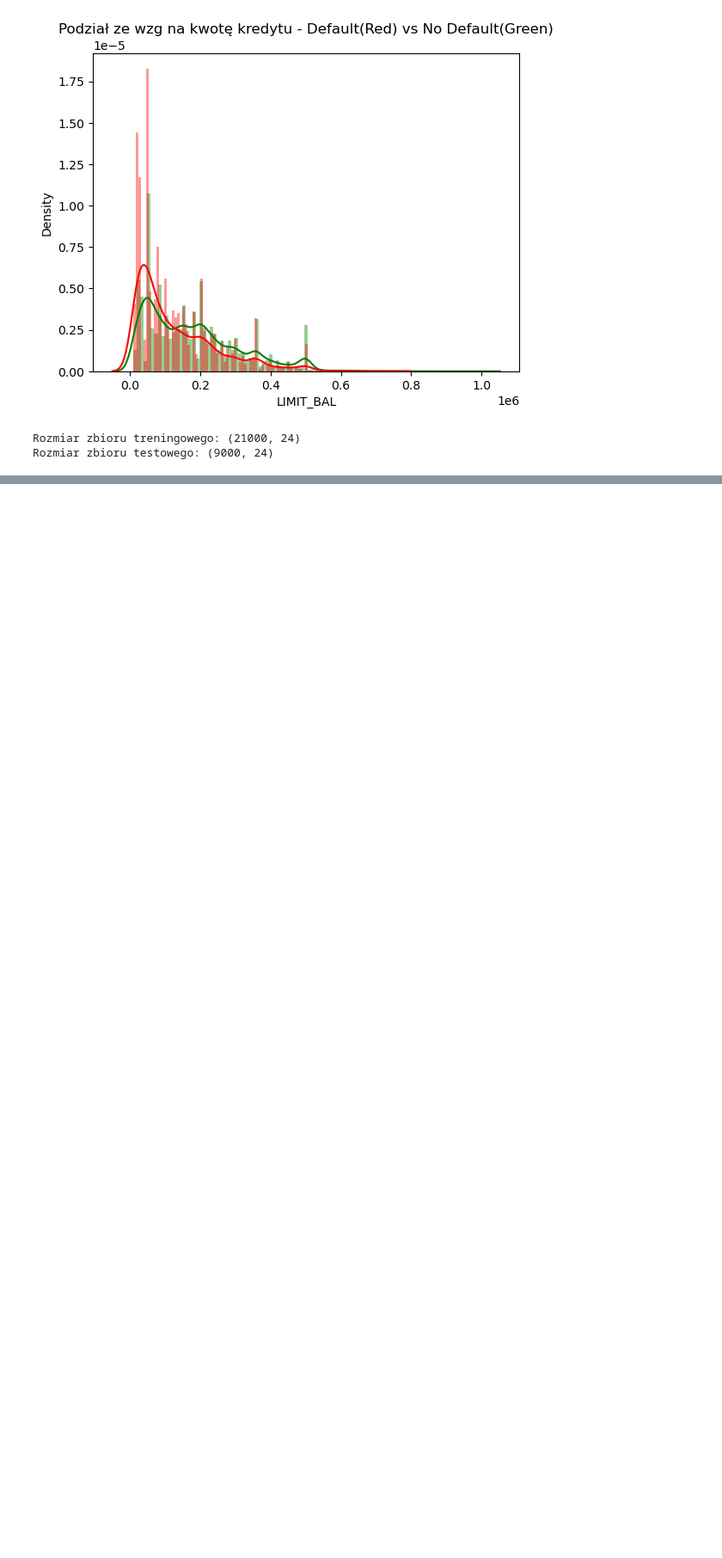
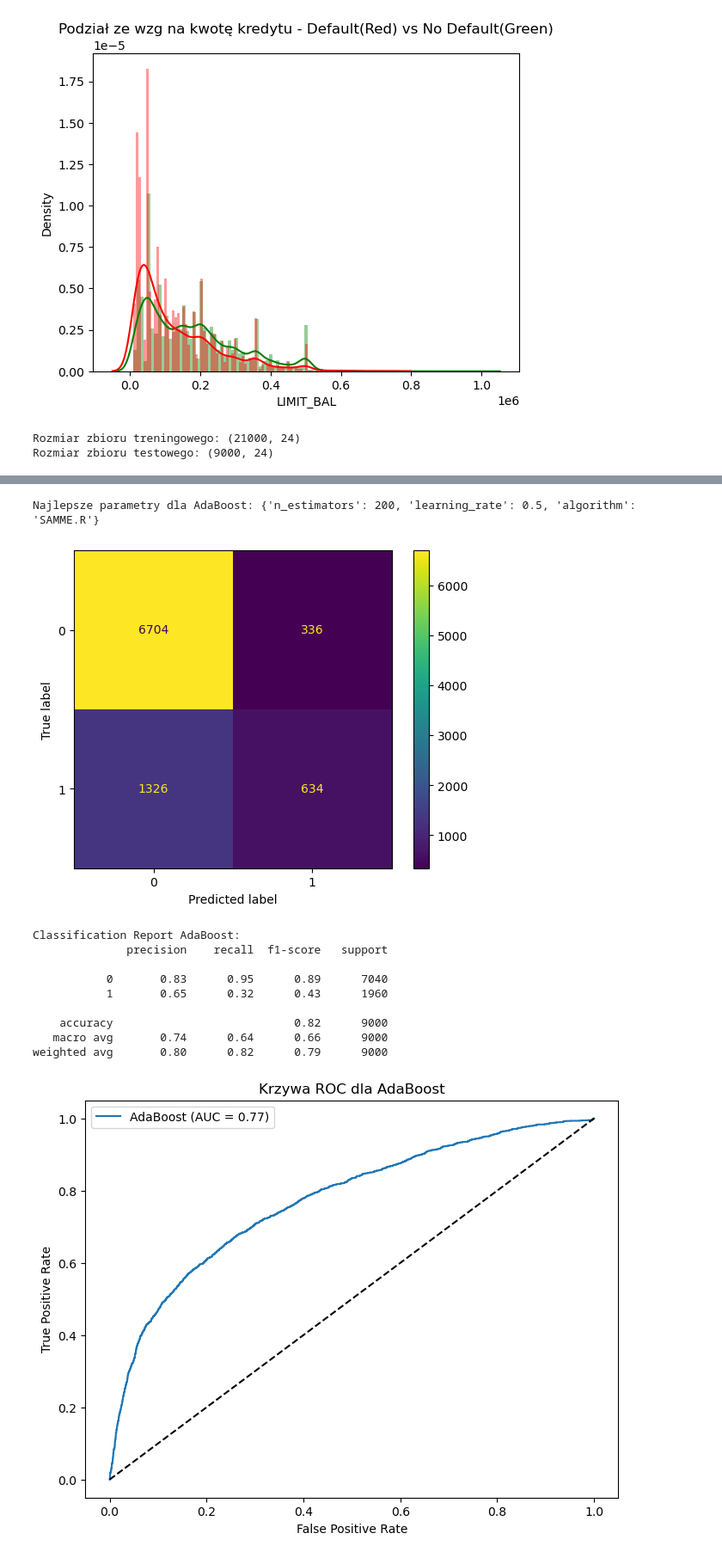
Before and after one commit to SoniaMx/M20projekt, a Jupyter notebook: M20projekt.ipynb, the cells around one changed output, grey strips where cells are left out. Shown: that part at 86% size. Saved outputs shown, nothing was run; the diff lists cells and outputs as text; code cells hidden in the pictures; blank space fills up the shorter version.

```diff
--- a/M20projekt.ipynb
+++ b/M20projekt.ipynb
@@ -343,0 +445,50 @@ Dokładność na zbiorze testowym: 0.8184444444444444
+# %%
+param_distributions_ada = {
+    'n_estimators': [50, 100, 200, 500],
+    'learning_rate': [0.01, 0.1, 0.5, 1.0],
+    'algorithm': ['SAMME', 'SAMME.R']
+}
+
+ada_model = AdaBoostClassifier(random_state=42)
+
+random_search_ada = RandomizedSearchCV(
+    estimator=ada_model, param_distributions=param_distributions_ada,
+    n_iter=20, cv=5, scoring='f1', n_jobs=-1, random_state=42
+)
+random_search_ada.fit(X_train, y_train)
+
+print("Najlepsze parametry dla AdaBoost:", random_search_ada.best_params_)
+# %% [output]
+Najlepsze parametry dla AdaBoost: {'n_estimators': 200, 'learning_rate': 0.5, 'algorithm': 'SAMME.R'}
+# %%
+y_pred_ada = random_search_ada.best_estimator_.predict(X_test)
+y_pred_proba_ada = random_search_ada.best_estimator_.predict_proba(X_test)[:, 1]
+
+ConfusionMatrixDisplay.from_predictions(y_test, y_pred_ada)
+plt.show()
+
+print("\nClassification Report AdaBoost:")
+print(classification_report(y_test, y_pred_ada))
+
+plt.figure(figsize=(8, 6))
+fpr_ada, tpr_ada, _ = roc_curve(y_test, y_pred_proba_ada)
+roc_auc_ada = auc(fpr_ada, tpr_ada)
+plt.plot(fpr_ada, tpr_ada, label=f'AdaBoost (AUC = {roc_auc_ada:.2f})')
+plt.plot([0, 1], [0, 1], 'k--')
+plt.xlabel('False Positive Rate')
+plt.ylabel('True Positive Rate')
+plt.title('Krzywa ROC dla AdaBoost')
+plt.legend()
+plt.show()
+# %% [output]
+[figure, added]
+Classification Report AdaBoost:
+              precision    recall  f1-score   support
+
+           0       0.83      0.95      0.89      7040
+           1       0.65      0.32      0.43      1960
+
+    accuracy                           0.82      9000
+   macro avg       0.74      0.64      0.66      9000
+weighted avg       0.80      0.82      0.79      9000
+[figure, added]
```
Also changed, not shown: parts of 14 cells of this notebook.
